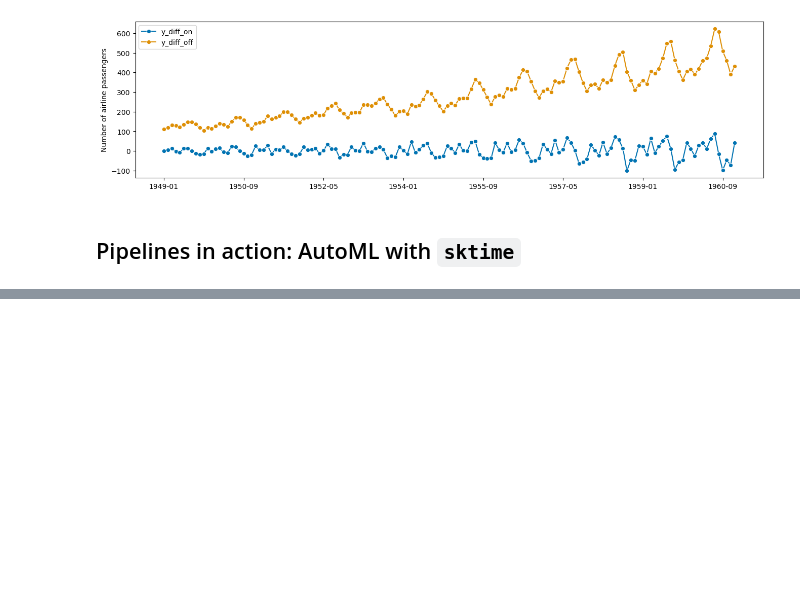
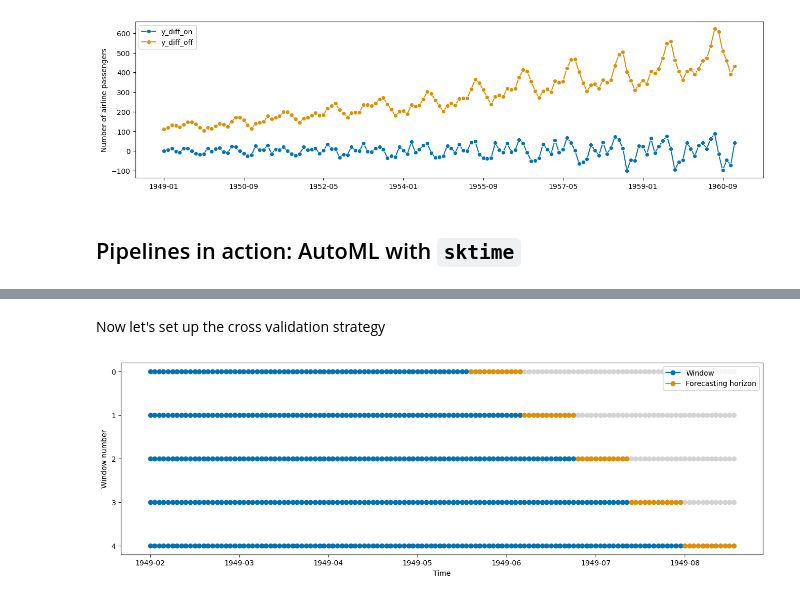
Before and after one commit to sktime/sktime-tutorial-ODSC-Europe-2023, a Jupyter notebook: notebooks/04_advanced.ipynb, the cells around one changed output, grey strips where cells are left out. Drawn from its saved outputs; the diff is of its cells as text; code cells hidden in the pictures; blank space fills up the shorter version.

```diff
--- a/notebooks/04_advanced.ipynb
+++ b/notebooks/04_advanced.ipynb
@@ -576,0 +611,12 @@ gscv.fit(y=y_train, fh=fh)
+# %% [markdown]
+Now let's set up the cross validation strategy
+# %%
+from sktime.forecasting.model_selection import ExpandingWindowSplitter
+from sktime.utils.plotting import plot_windows
+
+fh = list(range(1, 13))
+cv = ExpandingWindowSplitter(initial_window=12*6, fh=fh, step_length=len(fh))
+n_folds = cv.get_n_splits(y_train)
+plot_windows(cv, y_train)
+# %% [output]
+[figure, added]
```
Also changed, not shown: parts of 18 cells of this notebook.
